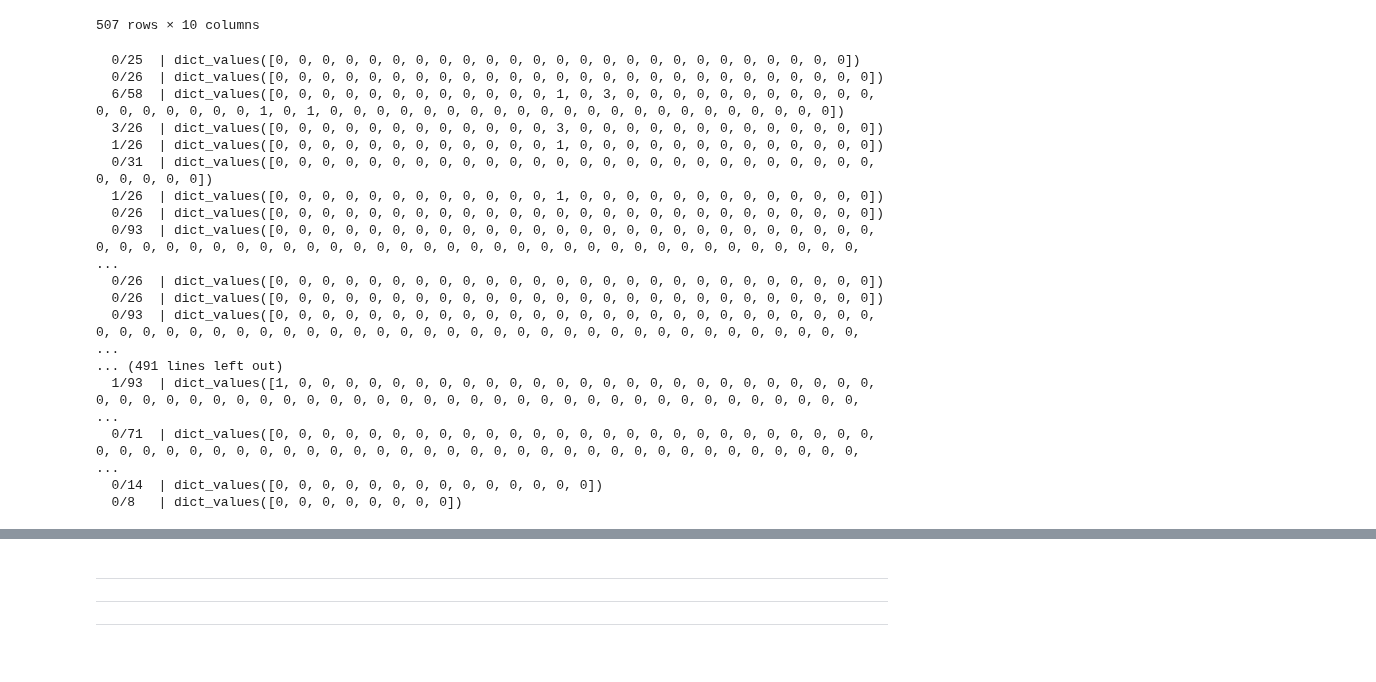
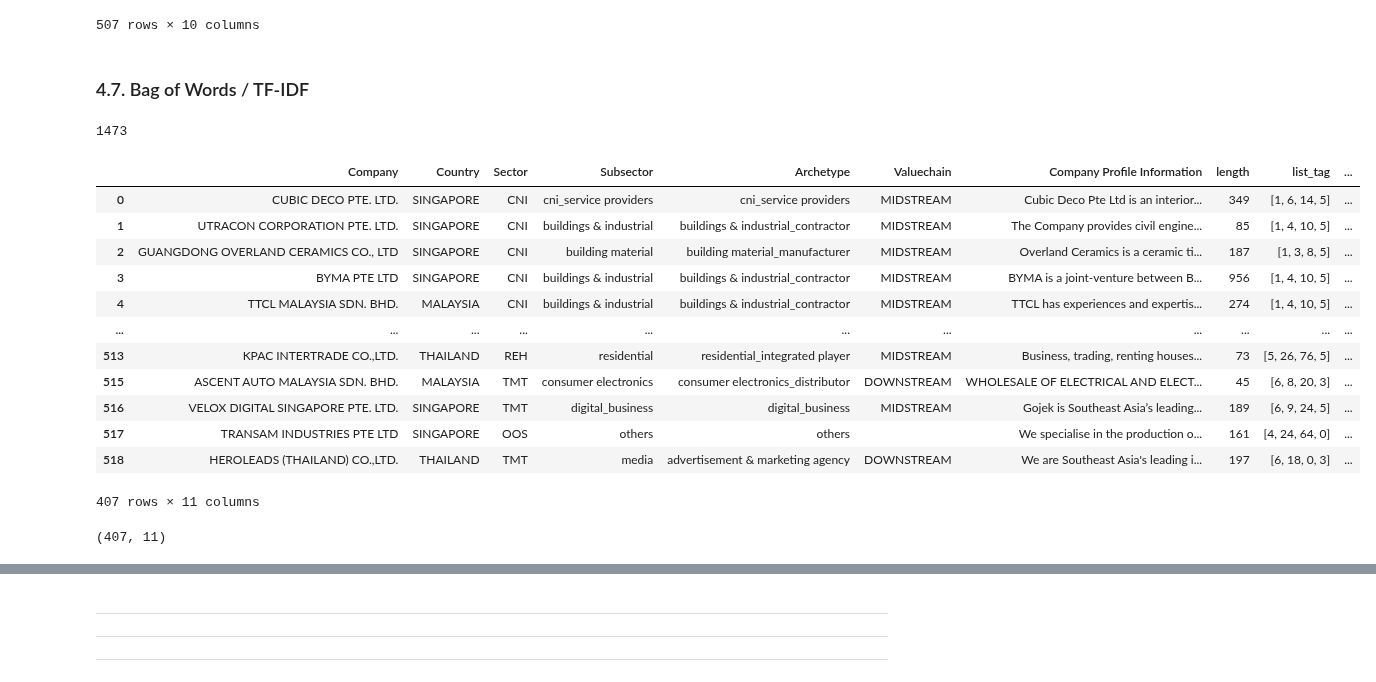
Before and after one commit to ngzhankang/finalYearProjectUOB, a Jupyter notebook: NLP.ipynb, the cells around one changed output, grey strips where cells are left out. Saved outputs shown, nothing was run; the diff lists cells and outputs as text; code cells hidden in the pictures.

```diff
--- a/NLP.ipynb
+++ b/NLP.ipynb
@@ -626,6 +421,7 @@ df_keywords = sector_keywords[['Sector', 'Subsector', 'Archetype', 'Value Chain'
 df_keywords['Value Chain'] = df_keywords['Value Chain'].str.upper()
 df_keywords.fillna(' ', inplace=True)
 df_keywords['Sector Keywords'] = df_keywords['Sector Keywords'].str.upper()
+df_keywords['Sector Keywords'].replace(' ', '[]', inplace=True)
 
 # save unique tags, sorted for consistency across runs
 sector = np.sort(df_keywords['Sector'].unique())
@@ -633,6 +429,7 @@ subsector = np.sort(df_keywords['Subsector'].unique())
 archetype = np.sort(df_keywords['Archetype'].unique())
 valuechain = np.sort(df_keywords['Value Chain'].unique())
 print(len(sector), len(subsector), len(archetype), len(valuechain))
+tag_counts = [len(sector), len(subsector), len(archetype), len(valuechain)]
 
 # assign number tag list to each row
 taglist = []
@@ -719,7 +487,7 @@ from spacy.lang.char_classes import ALPHA, ALPHA_LOWER, ALPHA_UPPER, CONCAT_QUOT
 from spacy.util import compile_infix_regex
 
 # initialise nlp engine
-nlp = spacy.load("en_core_web_trf")
+nlp = spacy.load("en_core_web_lg")
 
 # declare custom properties
 Doc.set_extension('processed', default=True, force=True)
@@ -788,33 +556,59 @@ df_valid
 | 517 | TRANSAM INDUSTRIES PTE LTD | SINGAPORE | OOS | others | others |  | We specialise in the production o... | 161 | [4, 24, 64, 0] | ... |
 | 518 | HEROLEADS (THAILAND) CO.,LTD. | THAILAND | TMT | media | advertisement & marketing agency | DOWNSTREAM | We are Southeast Asia's leading i... | 197 | [6, 18, 0, 3] | ... |
 507 rows × 10 columns
+# %% [markdown]
+### 4.7. Bag of Words / TF-IDF
+# %%
+# combine all keywords from all sectors
+keywords_masterlist = []
+for index, row in df_keywords.iterrows():
+    keywords_masterlist += eval(row['Sector Keywords'])
+
+# remove extraenous keywords, then sort
+keywords_masterlist = sorted(list(set(keywords_masterlist)))
+print(len(keywords_masterlist))
+# %% [output]
+1473
 # %%
 # do bag of words
+bow_vectors = []
 for index, row in df_valid.iterrows():
-    keywords = eval(df_keywords[df_keywords['list_tag'].astype(str) == str(row['list_tag'])]['Sector Keywords'].values[0])
     company = row['processed']
 
-    dictionary = dict.fromkeys(keywords, 0)
+    dictionary = dict.fromkeys(keywords_masterlist, 0)
     for word in company:
-        if word in keywords:
+        if word in keywords_masterlist:
             dictionary[word] += 1
 
-    print(f'{sum(dictionary.values()):>3}/{len(dictionary.values()):<3} |', dictionary.values())
+    # append to dataframe
+    bow_vectors.append(list(dictionary.values()))
+
+    # print(f'{sum(dictionary.values()):>3}/{len(dictionary.values()):<3} |', dictionary.values())
+
+df_valid['BoW_vectors'] = bow_vectors
+
+df_valid
 # %% [output]
+|  | Company | Country | Sector | Subsector | Archetype | Valuechain | Company Profile Information | length | list_tag | ... |
+| 0 | CUBIC DECO PTE. LTD. | SINGAPORE | CNI | cni_service providers | cni_service providers | MIDSTREAM | Cubic Deco Pte Ltd is an interior... | 349 | [1, 6, 14, 5] | ... |
+| 1 | UTRACON CORPORATION PTE. LTD. | SINGAPORE | CNI | buildings & industrial | buildings & industrial_contractor | MIDSTREAM | The Company provides civil engine... | 85 | [1, 4, 10, 5] | ... |
+| 2 | GUANGDONG OVERLAND CERAMICS CO., LTD | SINGAPORE | CNI | building material | building material_manufacturer | MIDSTREAM | Overland Ceramics is a ceramic ti... | 187 | [1, 3, 8, 5] | ... |
+| 3 | BYMA PTE LTD | SINGAPORE | CNI | buildings & industrial | buildings & industrial_contractor | MIDSTREAM | BYMA is a joint-venture between B... | 956 | [1, 4, 10, 5] | ... |
+| 4 | TTCL MALAYSIA SDN. BHD. | MALAYSIA | CNI | buildings & industrial | buildings & industrial_contractor | MIDSTREAM | TTCL has experiences and expertis... | 274 | [1, 4, 10, 5] | ... |
+| ... | ... | ... | ... | ... | ... | ... | ... | ... | ... | ... |
+| 513 | KPAC INTERTRADE CO.,LTD. | THAILAND | REH | residential | residential_integrated player | MIDSTREAM | Business, trading, renting houses... | 73 | [5, 26, 76, 5] | ... |
+| 515 | ASCENT AUTO MALAYSIA SDN. BHD. | MALAYSIA | TMT | consumer electronics | consumer electronics_distributor | DOWNSTREAM | WHOLESALE OF ELECTRICAL AND ELECT... | 45 | [6, 8, 20, 3] | ... |
+| 516 | VELOX DIGITAL SINGAPORE PTE. LTD. | SINGAPORE | TMT | digital_business | digital_business | MIDSTREAM | Gojek is Southeast Asia’s leading... | 189 | [6, 9, 24, 5] | ... |
+| 517 | TRANSAM INDUSTRIES PTE LTD | SINGAPORE | OOS | others | others |  | We specialise in the production o... | 161 | [4, 24, 64, 0] | ... |
+| 518 | HEROLEADS (THAILAND) CO.,LTD. | THAILAND | TMT | media | advertisement & marketing agency | DOWNSTREAM | We are Southeast Asia's leading i... | 197 | [6, 18, 0, 3] | ... |
-  0/25  | dict_values([0, 0, 0, 0, 0, 0, 0, 0, 0, 0, 0, 0, 0, 0, 0, 0, 0, 0, 0, 0, 0, 0, 0, 0, 0])
-  0/26  | dict_values([0, 0, 0, 0, 0, 0, 0, 0, 0, 0, 0, 0, 0, 0, 0, 0, 0, 0, 0, 0, 0, 0, 0, 0, 0, 0])
-  6/58  | dict_values([0, 0, 0, 0, 0, 0, 0, 0, 0, 0, 0, 0, 1, 0, 3, 0, 0, 0, 0, 0, 0, 0, 0, 0, 0, 0, 0, 0, 0, 0, 0, 0, 0, 1, 0, 1, 0, 0, 0, 0, 0, 0, 0, 0, 0, 0, 0, 0, 0, 0, 0, 0, 0, 0, 0, 0, 0, 0])
-  3/26  | dict_values([0, 0, 0, 0, 0, 0, 0, 0, 0, 0, 0, 0, 3, 0, 0, 0, 0, 0, 0, 0, 0, 0, 0, 0, 0, 0])
-  1/26  | dict_values([0, 0, 0, 0, 0, 0, 0, 0, 0, 0, 0, 0, 1, 0, 0, 0, 0, 0, 0, 0, 0, 0, 0, 0, 0, 0])
-  0/31  | dict_values([0, 0, 0, 0, 0, 0, 0, 0, 0, 0, 0, 0, 0, 0, 0, 0, 0, 0, 0, 0, 0, 0, 0, 0, 0, 0, 0, 0, 0, 0, 0])
-  1/26  | dict_values([0, 0, 0, 0, 0, 0, 0, 0, 0, 0, 0, 0, 1, 0, 0, 0, 0, 0, 0, 0, 0, 0, 0, 0, 0, 0])
-  0/26  | dict_values([0, 0, 0, 0, 0, 0, 0, 0, 0, 0, 0, 0, 0, 0, 0, 0, 0, 0, 0, 0, 0, 0, 0, 0, 0, 0])
-  0/93  | dict_values([0, 0, 0, 0, 0, 0, 0, 0, 0, 0, 0, 0, 0, 0, 0, 0, 0, 0, 0, 0, 0, 0, 0, 0, 0, 0, 0, 0, 0, 0, 0, 0, 0, 0, 0, 0, 0, 0, 0, 0, 0, 0, 0, 0, 0, 0, 0, 0, 0, 0, 0, 0, 0, 0, 0, 0, 0, 0, 0,  ...
-  0/26  | dict_values([0, 0, 0, 0, 0, 0, 0, 0, 0, 0, 0, 0, 0, 0, 0, 0, 0, 0, 0, 0, 0, 0, 0, 0, 0, 0])
-  0/26  | dict_values([0, 0, 0, 0, 0, 0, 0, 0, 0, 0, 0, 0, 0, 0, 0, 0, 0, 0, 0, 0, 0, 0, 0, 0, 0, 0])
-  0/93  | dict_values([0, 0, 0, 0, 0, 0, 0, 0, 0, 0, 0, 0, 0, 0, 0, 0, 0, 0, 0, 0, 0, 0, 0, 0, 0, 0, 0, 0, 0, 0, 0, 0, 0, 0, 0, 0, 0, 0, 0, 0, 0, 0, 0, 0, 0, 0, 0, 0, 0, 0, 0, 0, 0, 0, 0, 0, 0, 0, 0,  ...
-... (491 lines left out)
-  1/93  | dict_values([1, 0, 0, 0, 0, 0, 0, 0, 0, 0, 0, 0, 0, 0, 0, 0, 0, 0, 0, 0, 0, 0, 0, 0, 0, 0, 0, 0, 0, 0, 0, 0, 0, 0, 0, 0, 0, 0, 0, 0, 0, 0, 0, 0, 0, 0, 0, 0, 0, 0, 0, 0, 0, 0, 0, 0, 0, 0, 0,  ...
-  0/71  | dict_values([0, 0, 0, 0, 0, 0, 0, 0, 0, 0, 0, 0, 0, 0, 0, 0, 0, 0, 0, 0, 0, 0, 0, 0, 0, 0, 0, 0, 0, 0, 0, 0, 0, 0, 0, 0, 0, 0, 0, 0, 0, 0, 0, 0, 0, 0, 0, 0, 0, 0, 0, 0, 0, 0, 0, 0, 0, 0, 0,  ...
-  0/14  | dict_values([0, 0, 0, 0, 0, 0, 0, 0, 0, 0, 0, 0, 0, 0])
-  0/8   | dict_values([0, 0, 0, 0, 0, 0, 0, 0])
+407 rows × 11 columns
+# %%
+# clean up BoW data
+temp = 0
+for index, row in df_valid.iterrows():
+    if sum(row['BoW_vectors']) < 1:
+        df_valid.drop(index, inplace=True)
+
+df_valid.shape
+# %% [output]
+(407, 11)
```
Also changed, not shown: parts of 53 cells of this notebook.
